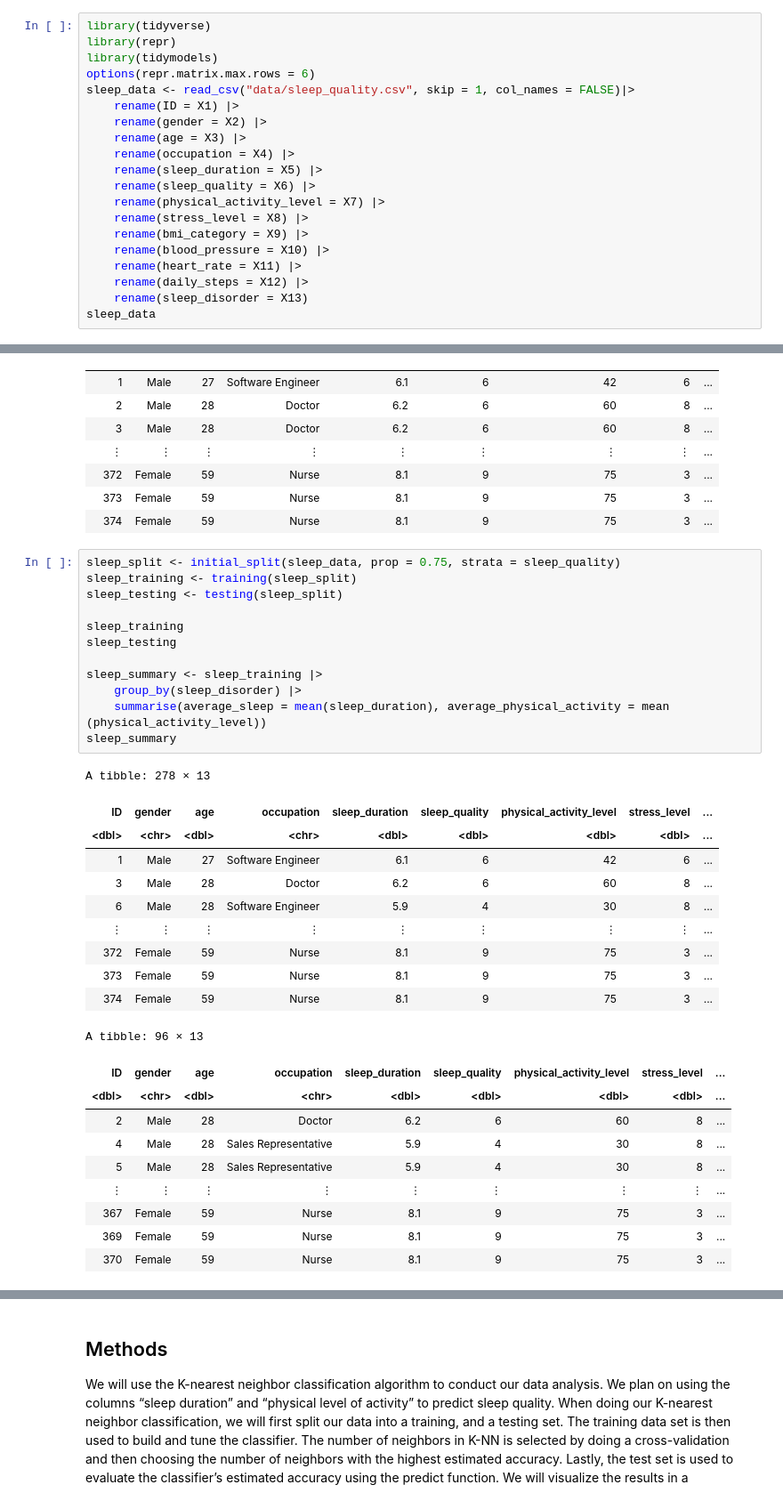
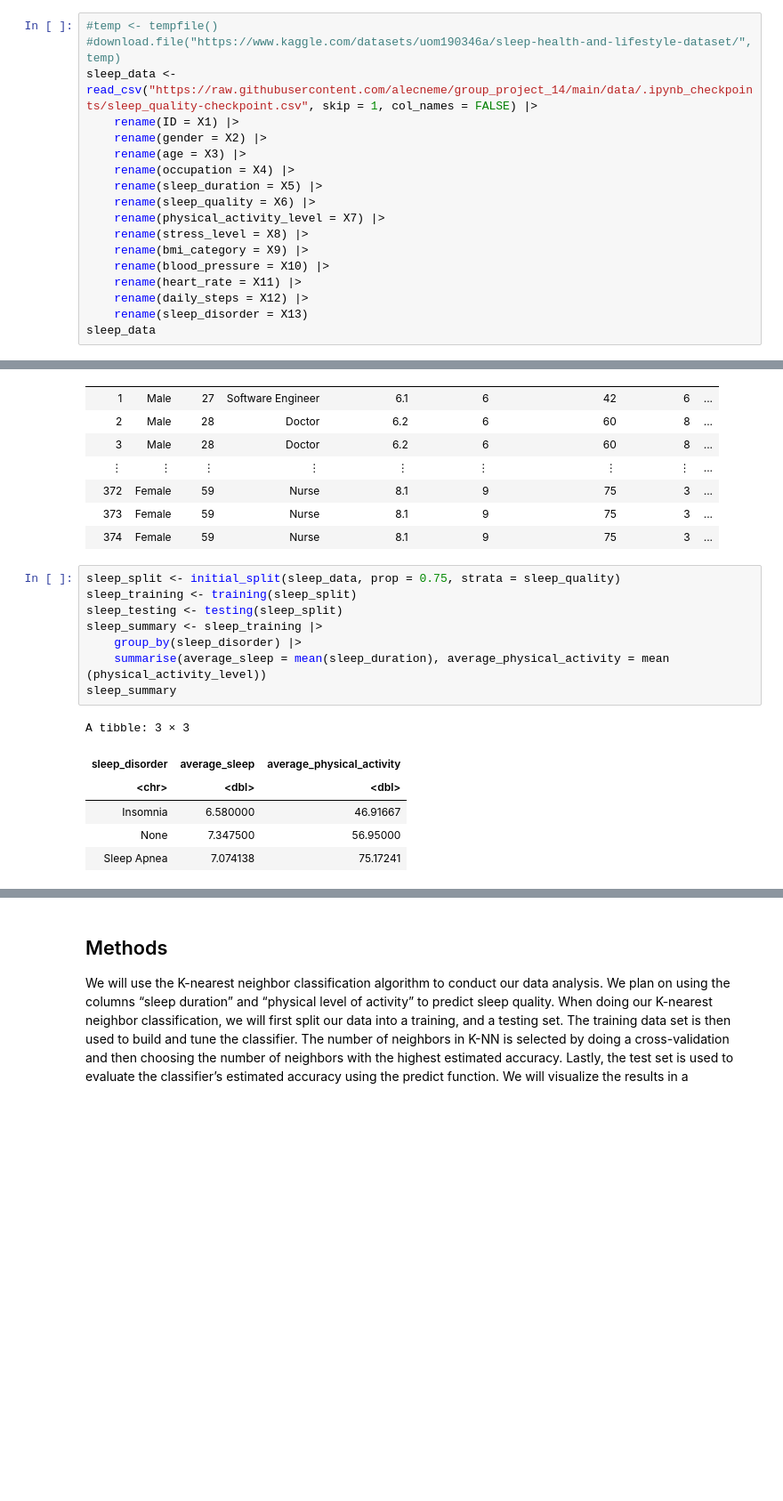
Before and after one commit to alecneme/group_project_14, a Jupyter notebook: Group_proposal.ipynb, the cells around one changed output, grey strips where cells are left out. Shown at 89% size. Cells and saved outputs as stored; diff of their text form; blank space fills up the shorter version.

```diff
--- a/Group_proposal.ipynb
+++ b/Group_proposal.ipynb
@@ -17,9 +40,7 @@ sleep_quality (scale: 1-10): A subjective rating of the quality of sleep, rangin
 # %%
-library(tidyverse)
-library(repr)
-library(tidymodels)
-options(repr.matrix.max.rows = 6)
-sleep_data <- read_csv("data/sleep_quality.csv", skip = 1, col_names = FALSE)|>
+#temp <- tempfile()
+#download.file("https://www.kaggle.com/datasets/uom190346a/sleep-health-and-lifestyle-dataset/", temp)
+sleep_data <- read_csv("https://raw.githubusercontent.com/alecneme/group_project_14/main/data/.ipynb_checkpoints/sleep_quality-checkpoint.csv", skip = 1, col_names = FALSE) |>
     rename(ID = X1) |>
     rename(gender = X2) |>
     rename(age = X3) |>
@@ -56,33 +77,15 @@ A spec_tbl_df: 374 × 13
 # %%
 sleep_split <- initial_split(sleep_data, prop = 0.75, strata = sleep_quality)
 sleep_training <- training(sleep_split)
 sleep_testing <- testing(sleep_split)
-
-sleep_training
-sleep_testing
-
 sleep_summary <- sleep_training |>
     group_by(sleep_disorder) |>
     summarise(average_sleep = mean(sleep_duration), average_physical_activity = mean (physical_activity_level))
 sleep_summary
 # %% [output]
-A tibble: 278 × 13
+A tibble: 3 × 3
-| ID | gender | age | occupation | sleep_duration | sleep_quality | physical_activity_level | stress_level | ... |
-| <dbl> | <chr> | <dbl> | <chr> | <dbl> | <dbl> | <dbl> | <dbl> | ... |
-| 1 | Male | 27 | Software Engineer | 6.1 | 6 | 42 | 6 | ... |
-| 3 | Male | 28 | Doctor | 6.2 | 6 | 60 | 8 | ... |
-| 6 | Male | 28 | Software Engineer | 5.9 | 4 | 30 | 8 | ... |
-| ⋮ | ⋮ | ⋮ | ⋮ | ⋮ | ⋮ | ⋮ | ⋮ | ... |
-| 372 | Female | 59 | Nurse | 8.1 | 9 | 75 | 3 | ... |
-| 373 | Female | 59 | Nurse | 8.1 | 9 | 75 | 3 | ... |
-| 374 | Female | 59 | Nurse | 8.1 | 9 | 75 | 3 | ... |
+| sleep_disorder | average_sleep | average_physical_activity |
+| <chr> | <dbl> | <dbl> |
+| Insomnia | 6.580000 | 46.91667 |
+| None | 7.347500 | 56.95000 |
+| Sleep Apnea | 7.074138 | 75.17241 |
-A tibble: 96 × 13
-| ID | gender | age | occupation | sleep_duration | sleep_quality | physical_activity_level | stress_level | ... |
-| <dbl> | <chr> | <dbl> | <chr> | <dbl> | <dbl> | <dbl> | <dbl> | ... |
-| 2 | Male | 28 | Doctor | 6.2 | 6 | 60 | 8 | ... |
-| 4 | Male | 28 | Sales Representative | 5.9 | 4 | 30 | 8 | ... |
-| 5 | Male | 28 | Sales Representative | 5.9 | 4 | 30 | 8 | ... |
-| ⋮ | ⋮ | ⋮ | ⋮ | ⋮ | ⋮ | ⋮ | ⋮ | ... |
-| 367 | Female | 59 | Nurse | 8.1 | 9 | 75 | 3 | ... |
-| 369 | Female | 59 | Nurse | 8.1 | 9 | 75 | 3 | ... |
-| 370 | Female | 59 | Nurse | 8.1 | 9 | 75 | 3 | ... |
```
Also changed, not shown: parts of 6 cells of this notebook.
